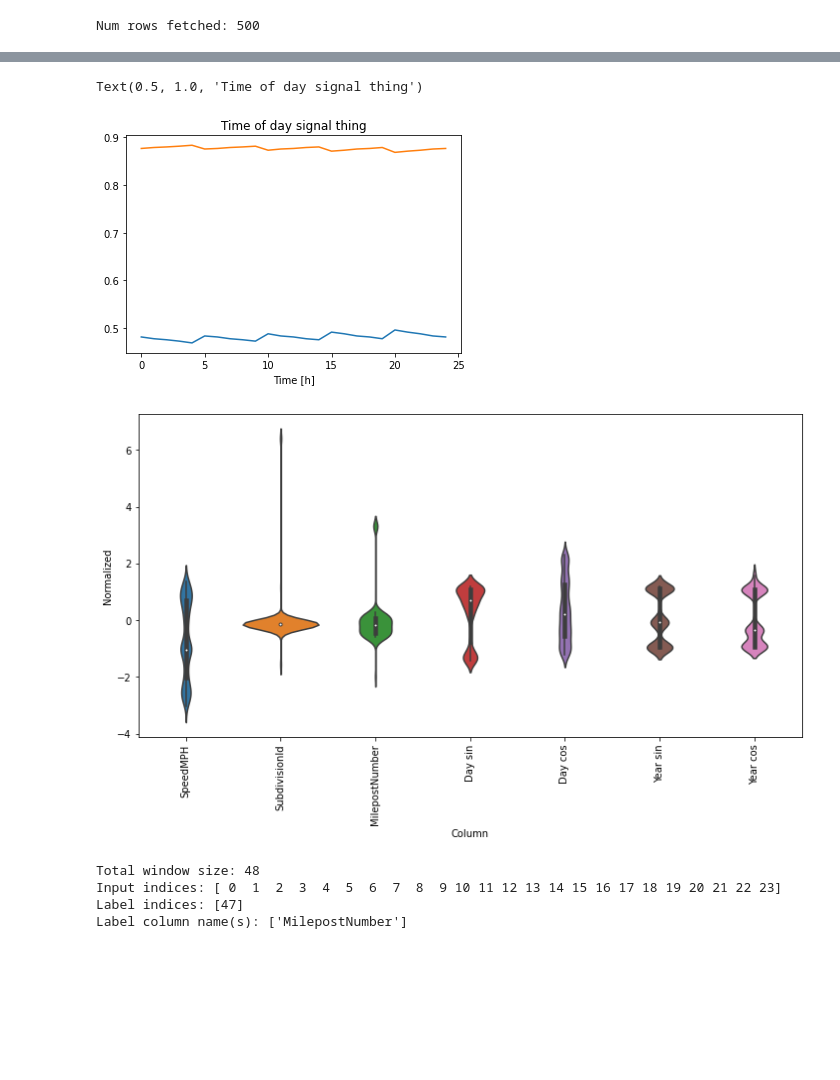
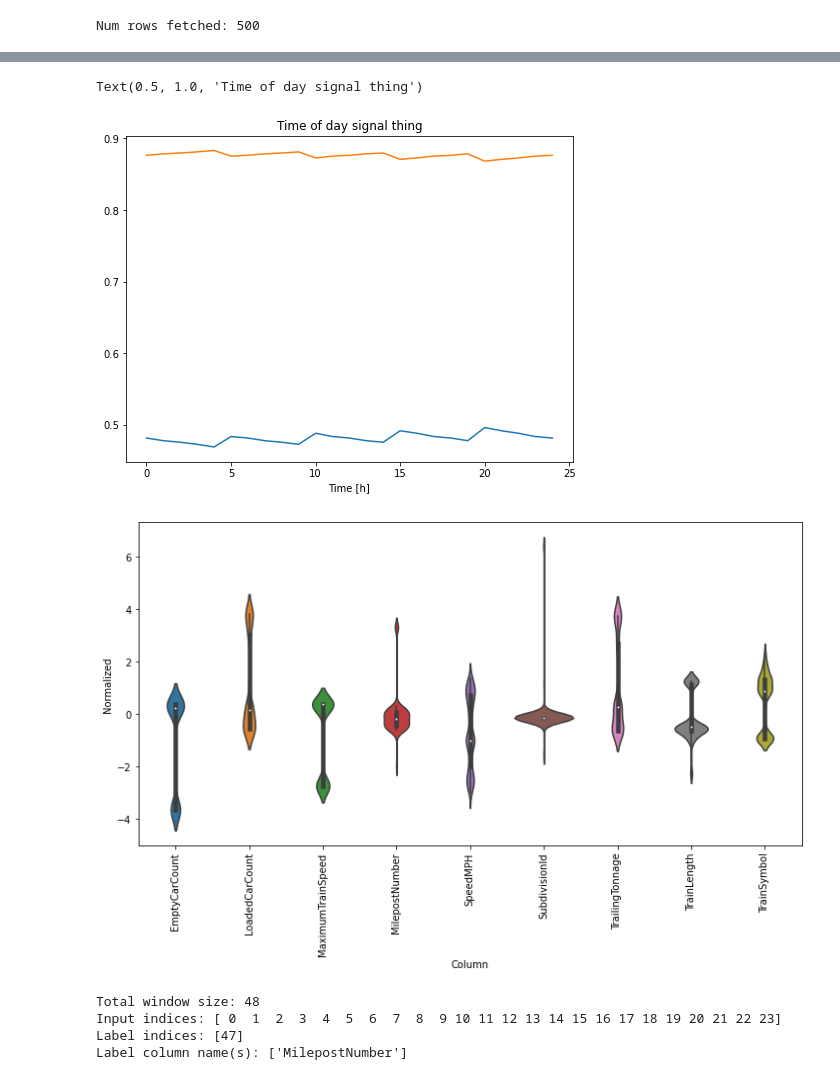
Before and after one commit to uno-amullinnix/train-position-model, a Jupyter notebook: notebooks/TimeSeriesForecasting.ipynb, the cells around one changed output, grey strips where cells are left out. Drawn from its saved outputs; the diff is of its cells as text; code cells hidden in the pictures; blank space fills up the shorter version.

```diff
--- a/notebooks/TimeSeriesForecasting.ipynb
+++ b/notebooks/TimeSeriesForecasting.ipynb
@@ -1,3 +1,6 @@
+# %%
+# Configurations
+limit=500
 # %%
 import os
 import datetime
@@ -25,7 +28,7 @@ client = bigquery.Client()
 #Get the dataset
 
 # Query for Position Histories from BigQuery - change limit after we know it works
-QUERY = ('SELECT lastTrainReporting.positionHistoryList FROM `local-receiver-341803.testTrainEvents.train-event-data` LIMIT 500')
+QUERY = ('SELECT lastTrainReporting FROM `local-receiver-341803.testTrainEvents.train-event-data` LIMIT ' + str(limit))
 query_job = client.query(QUERY)
 
 # Wait for job to finish
@@ -126,20 +199,23 @@ positionMilepostTimesDataFrame.describe().transpose()
 # %%
+# TODO - Is this needed?
+
 # Date time updates
-
 timestamp_s = date_time.map(pd.Timestamp.timestamp)
 
 day = 24*60*60
 year = (365.2425)*day
 
-positionMilepostTimesDataFrame['Day sin'] = np.sin(timestamp_s * (2 * np.pi / day))
-positionMilepostTimesDataFrame['Day cos'] = np.cos(timestamp_s * (2 * np.pi / day))
-positionMilepostTimesDataFrame['Year sin'] = np.sin(timestamp_s * (2 * np.pi / year))
-positionMilepostTimesDataFrame['Year cos'] = np.cos(timestamp_s * (2 * np.pi / year))
+dateTimeDataframe = pd.DataFrame()
 
-plt.plot(np.array(positionMilepostTimesDataFrame['Day sin'])[:25])
-plt.plot(np.array(positionMilepostTimesDataFrame['Day cos'])[:25])
+dateTimeDataframe['Day sin'] = np.sin(timestamp_s * (2 * np.pi / day))
+dateTimeDataframe['Day cos'] = np.cos(timestamp_s * (2 * np.pi / day))
+dateTimeDataframe['Year sin'] = np.sin(timestamp_s * (2 * np.pi / year))
+dateTimeDataframe['Year cos'] = np.cos(timestamp_s * (2 * np.pi / year))
+
+plt.plot(np.array(dateTimeDataframe['Day sin'])[:25])
+plt.plot(np.array(dateTimeDataframe['Day cos'])[:25])
 plt.xlabel('Time [h]')
 plt.title('Time of day signal thing')
 # %% [output]
 Text(0.5, 1.0, 'Time of day signal thing')
-[figure, old version]
+[figure, new version]
@@ -169,14 +243,14 @@ test_df = (test_df - train_mean) / train_std
 # %%
 # View distribution of the features - look for obvious errors here
 
-df_std = (positionMilepostTimesDataFrame - train_mean) / train_std
+df_std = (aggregateDataFrame - train_mean) / train_std
 df_std = df_std.melt(var_name='Column', value_name='Normalized')
 plt.figure(figsize=(12, 6))
 
 ax = sns.violinplot(x='Column', y='Normalized', data=df_std)
-_ = ax.set_xticklabels(positionMilepostTimesDataFrame.keys(), rotation=90)
+_ = ax.set_xticklabels(aggregateDataFrame.keys(), rotation=90)
 # %% [output]
-[figure, old version]
+[figure, new version]
 # %%
 # Data Windowing - done for reuse and for making prediction x hours into the future given y hours of history
 # Main features: width of input and label windows, time offset between them, which features are used as inputs, labels or both
```
Also changed, not shown: parts of 57 cells of this notebook.
